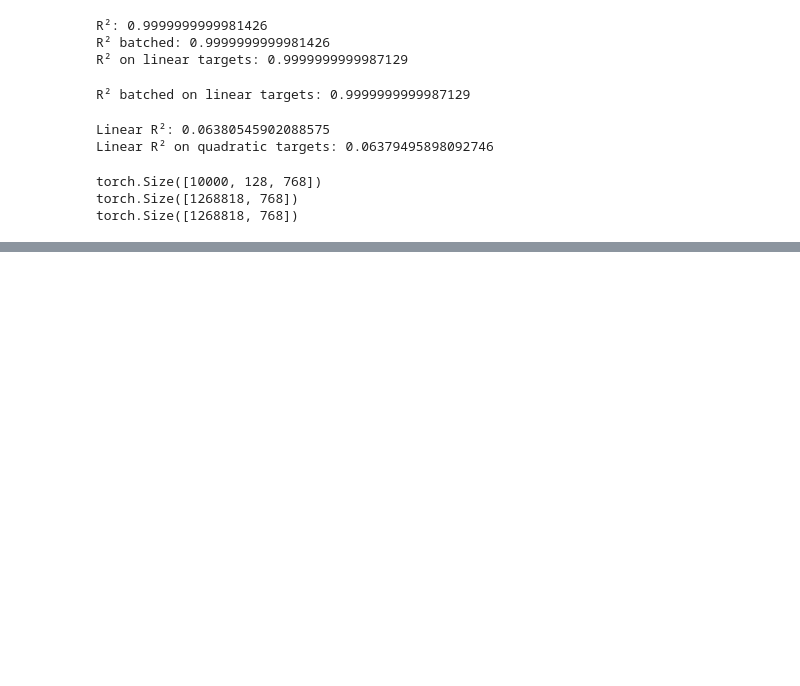
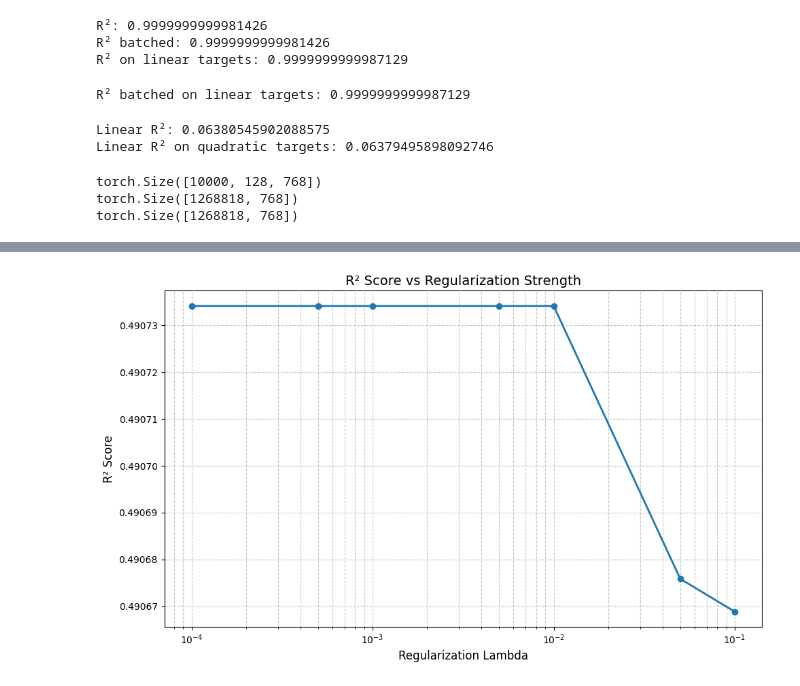
Before and after one commit to 4gatepylon/LLMDensityestimation, a Jupyter notebook: quadratic.ipynb, the cells around one changed output, grey strips where cells are left out. Saved outputs shown, nothing was run; the diff lists cells and outputs as text; code cells hidden in the pictures; blank space fills up the shorter version.

Commit message:
sliding window aint that good (linear) sgh

```diff
--- a/quadratic.ipynb
+++ b/quadratic.ipynb
@@ -471,0 +565,5 @@ Linear probe held-out R²: 0.3715992409469595
+# %%
+residuals_last = residuals_last[:, :, -1]
+activations_prev_layer_last = activations_prev_layer_last[:, :, -1]
+print("residuals_last shape:", residuals_last.shape) # this is what I want
+print("activations_prev_layer_last shape:", activations_prev_layer_last.shape) # this is what I want
@@ -471,0 +573,24 @@ Linear probe held-out R²: 0.3715992409469595
+# %%
+gc.collect()
+torch.cuda.empty_cache()
+batch_train, d5_model = sliding_activations.shape
+X = torch.cat([sliding_activations, activations_prev_layer_last], dim=1)
+y = residuals_last
+print("X shape:", X.shape)
+print("y shape:", y.shape)
+
+reg_lambdas = [1e-4, 5e-4, 1e-3, 5e-3, 1e-2, 5e-2, 1e-1]
+r2_scores = []
+for reg_lambda in tqdm.tqdm(reg_lambdas):
+    # Cleanup
+    gc.collect()
+    torch.cuda.empty_cache()
+    # Create a linear feature map for our probe
+    linear_fmap = LinearFeatureMap(include_bias=True)
+    linear_probe = NonLinearProbe(linear_fmap, reg_lambda=reg_lambda, device="cuda")
+    # Fit the probe
+    linear_probe.fit(X, y, batch_size=1024)
+    # Calculate R² score to evaluate how well the probe predicts residuals
+    r2_score = linear_probe.r2_batched(X, y, batch_size=1024)
+    print(f"R² score for linear probe on residuals: {r2_score:.4f}")
+    r2_scores.append(r2_score)
@@ -471,0 +607,15 @@ Linear probe held-out R²: 0.3715992409469595
+# %%
+# Plot R² scores as a function of regularization lambda
+import matplotlib.pyplot as plt
+
+plt.figure(figsize=(10, 6))
+plt.plot(reg_lambdas, r2_scores, marker='o', linestyle='-', linewidth=2)
+plt.xscale('log')  # Use log scale for x-axis since lambdas span multiple orders of magnitude
+plt.xlabel('Regularization Lambda', fontsize=12)
+plt.ylabel('R² Score', fontsize=12)
+plt.title('R² Score vs Regularization Strength', fontsize=14)
+plt.grid(True, which="both", ls="--", alpha=0.7)
+plt.tight_layout()
+plt.show()
+# %% [output]
+[figure, added]
```
Also changed, not shown: parts of 9 cells of this notebook.
